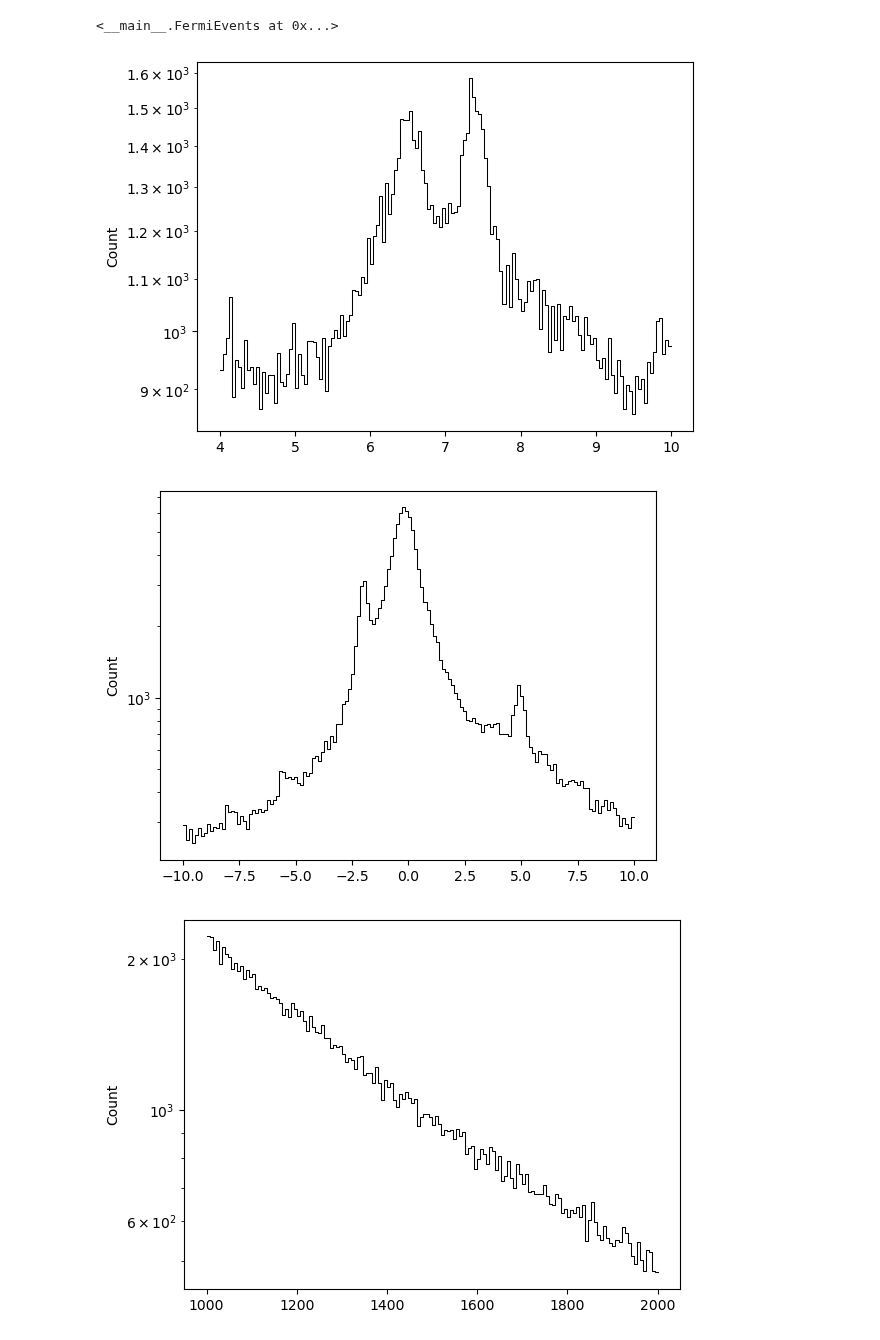
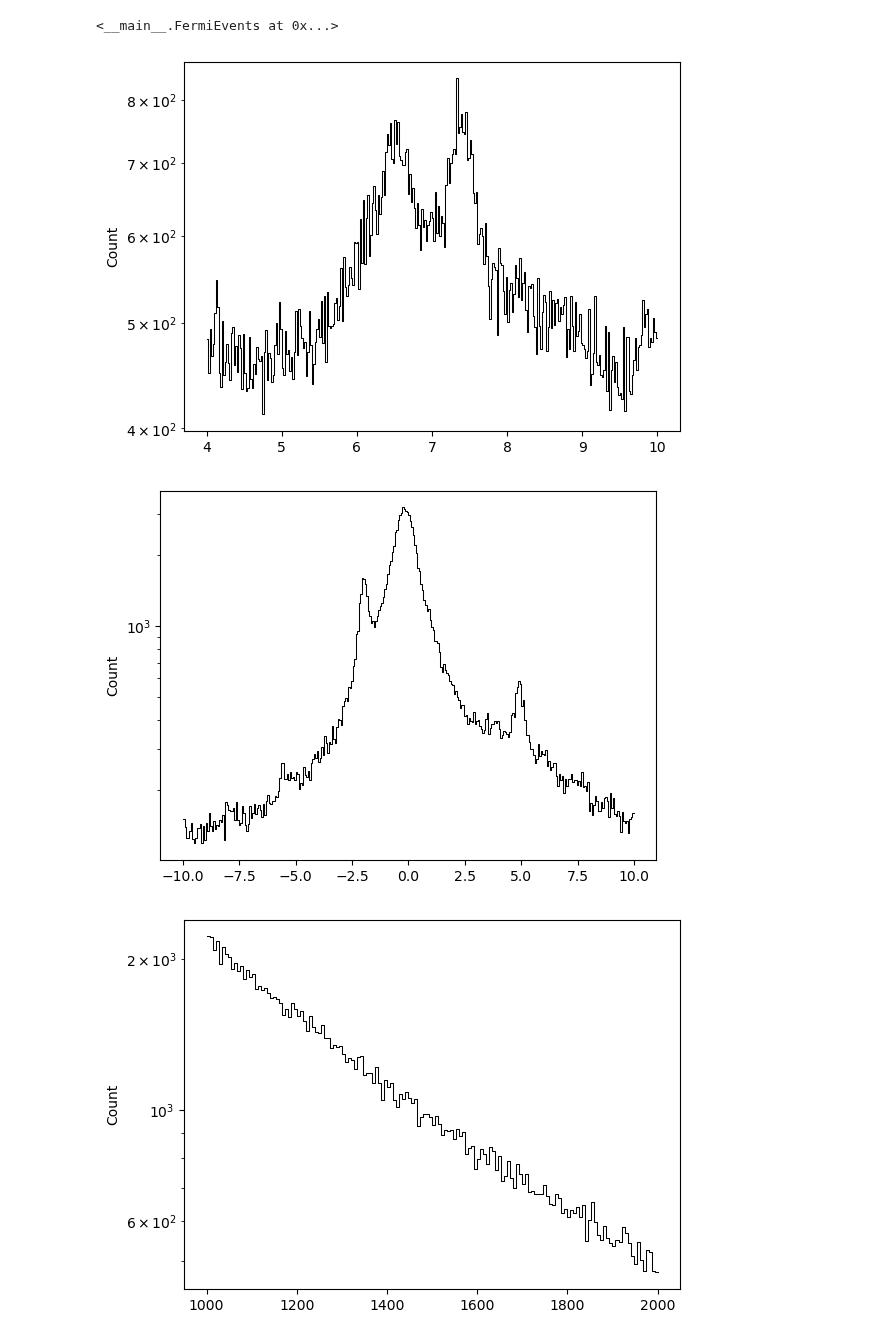
Before and after one commit to dfaroughy/DynGenModels, a Jupyter notebook: notebooks/fermi.ipynb, the cells around one changed output. Saved outputs shown, nothing was run; the diff lists cells and outputs as text; code cells hidden in the pictures.

```diff
--- a/notebooks/fermi.ipynb
+++ b/notebooks/fermi.ipynb
@@ -104,13 +104,13 @@ galaxy_center.selection_cuts(feature='phi', cut=[4., 10.])
 # %% [output]
 <__main__.FermiEvents at 0x...>
 # %%
-galaxy_center.plot(feature='phi', bins=150, log_scale=(False, True))
+galaxy_center.plot(feature='phi', bins=300, log_scale=(False, True))
 # %% [output]
-[figure, old version]
+[figure, new version]
 # %%
-galaxy_center.plot(feature='theta', bins=150, log_scale=(False, True))
+galaxy_center.plot(feature='theta', bins=300, log_scale=(False, True))
 # %% [output]
-[figure, old version]
+[figure, new version]
 # %%
 galaxy_center.plot(feature='energy', bins=150, log_scale=(False, True))
 # %% [output]
```
Also changed, not shown: parts of 5 cells of this notebook, 32 other files.
